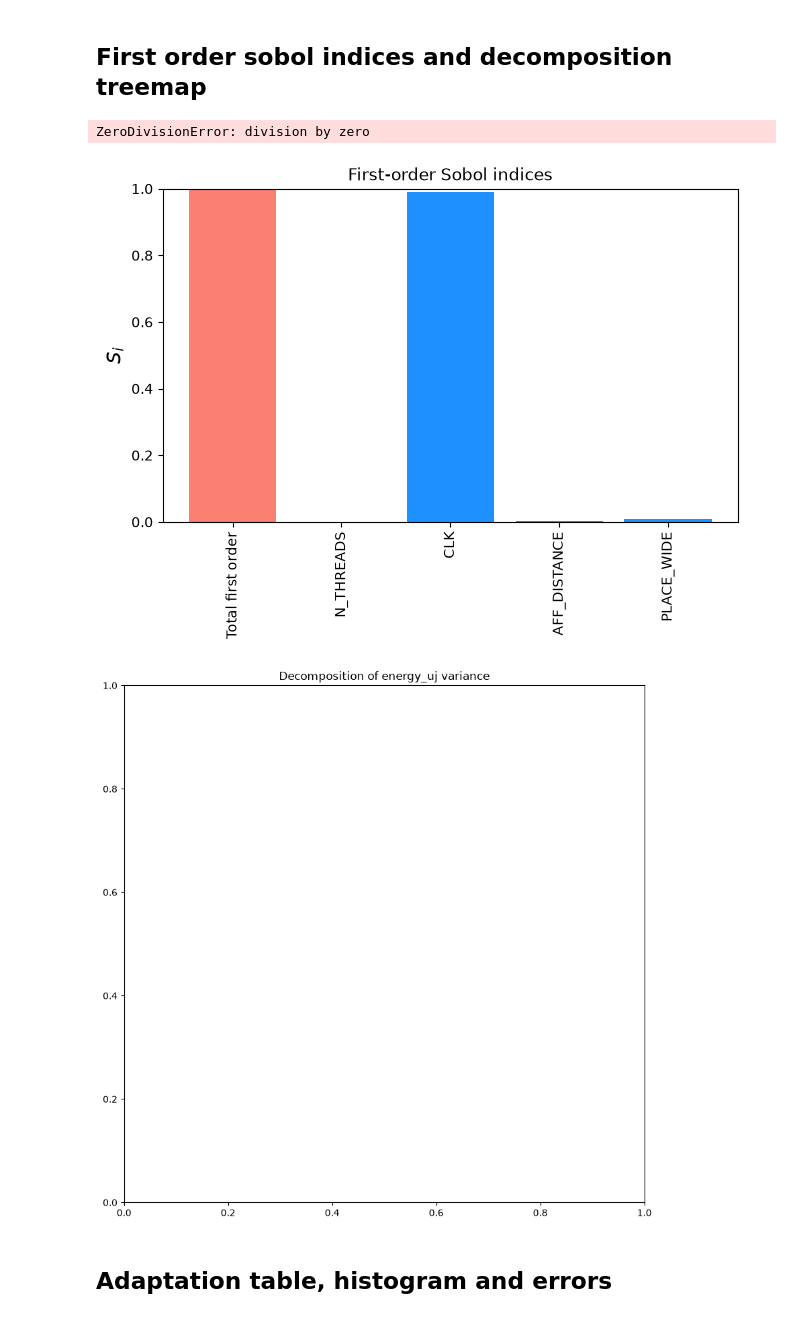
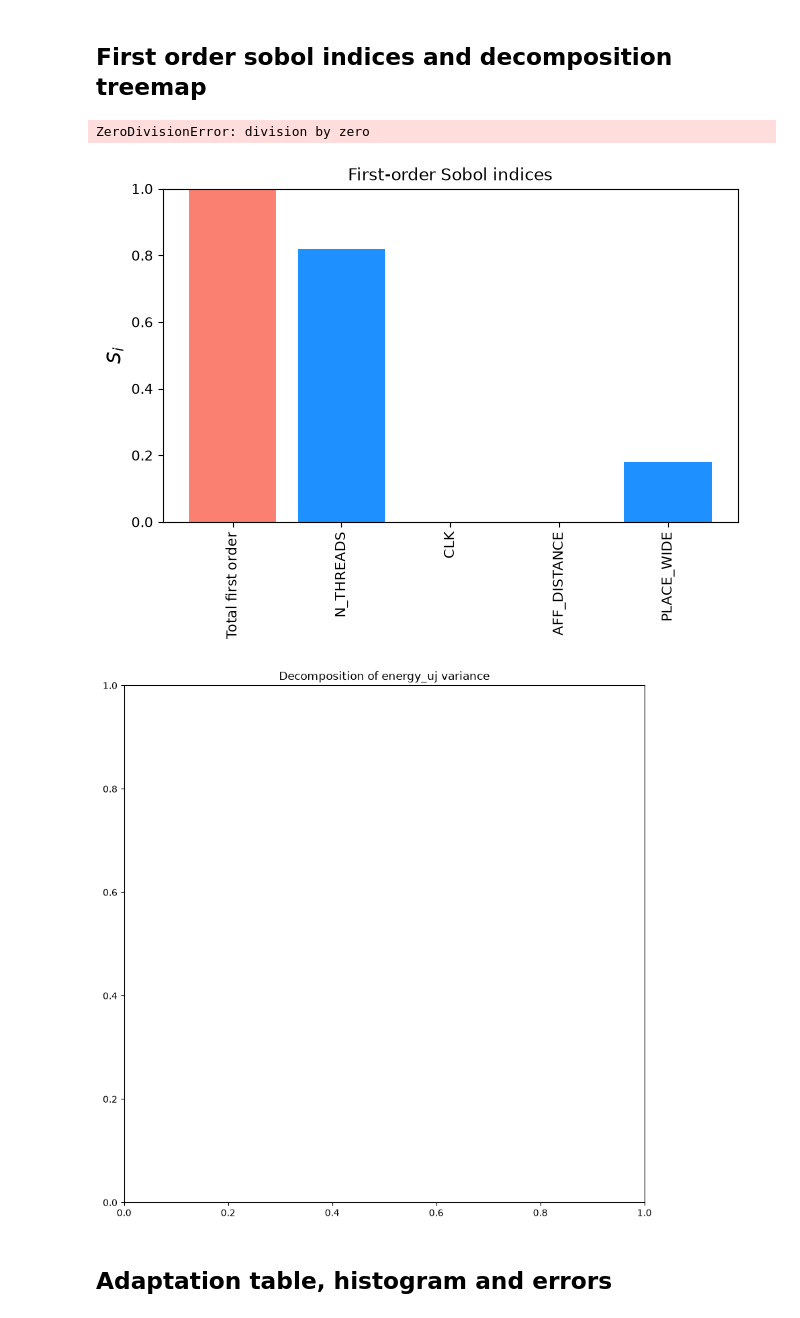
Before and after one commit to Jubarte27/energyuq, a Jupyter notebook: scenarios/main/Energy Analysis.ipynb, the cells around one changed output. Saved outputs shown, nothing was run; the diff lists cells and outputs as text; code cells hidden in the pictures.

```diff
--- a/scenarios/main/Energy Analysis.ipynb
+++ b/scenarios/main/Energy Analysis.ipynb
@@ -19,14 +29,15 @@ DAKOTA=False
 EASY=True
 result_set: dict[str, Result] = {}
 qois = ["energy_uj", "time"]
-
+energyuq.QOI = "energy_uj"
 if DAKOTA:
     result_set["dakota"] = Result(parser.parse_dakota_file("pce_samples.dat"), qois)
 
 if EASY:
     campaign_name = "energy"
-    mach = machines.Hype
-    campaign, analysis = energyuq.load(programs.HPCG, mach, campaign_name, dir="hype_results/run_results_1/run_results/energy_0/")
+    mach = machines.Glados
+    # campaign, analysis = energyuq.load(programs.HPCG, mach, campaign_name, dir="hype_results/run_results/energy_8/")
+    campaign, analysis = energyuq.load(programs.NONE, mach, campaign_name, dir="run_results/energy_25/")
 
     plot.init({
         "N_THREADS": limit(1, mach.max_threads),
@@ -102,14 +114,14 @@ The following could be generated only from easyvvuq, for now
 # %%
 
 for name, result in result_set.items():
     if not isinstance(result, EasyResult):
         continue
-    plot.plot_sobols1(result, "energy_uj")
-    result.results.plot_sobols_treemap("energy_uj", figsize=(10, 10))
+    plot.plot_sobols1(result, energyuq.QOI)
+    result.results.plot_sobols_treemap(energyuq.QOI, figsize=(10, 10))
     plt.axis('off')
 # %% [output]
 ZeroDivisionError: division by zero
-[figure, old version]
+[figure, new version]
 [figure]
 # %% [markdown]
 ## Adaptation table, histogram and errors
```
Also changed, not shown: parts of 8 cells of this notebook, 10 other files.
